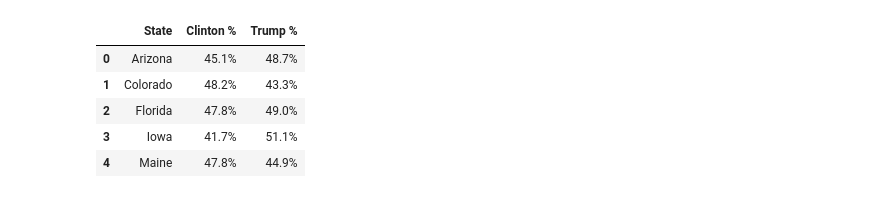
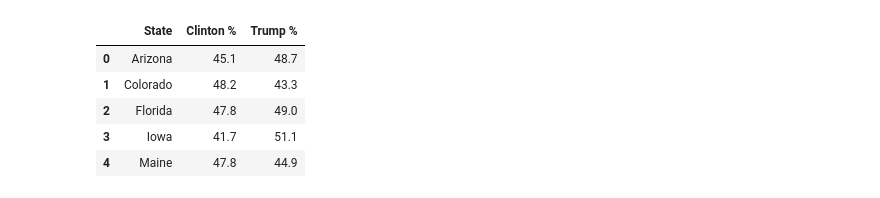
Before and after one commit to omidzargham/2016-election-poll-analysis, a Jupyter notebook: p5-Difference of Actual Election and Prediction.ipynb, the cells around one changed output. Cells and saved outputs as stored; diff of their text form; code cells hidden in the pictures.

```diff
--- a/p5-Difference of Actual Election and Prediction.ipynb
+++ b/p5-Difference of Actual Election and Prediction.ipynb
@@ -14,9 +5,14 @@ p_only.head()
-# %%
-results.head()
-# %% [output]
-|  | State | Clinton % | Trump % |
-| 0 | Arizona | 45.1% | 48.7% |
-| 1 | Colorado | 48.2% | 43.3% |
-| 2 | Florida | 47.8% | 49.0% |
-| 3 | Iowa | 41.7% | 51.1% |
-| 4 | Maine | 47.8% | 44.9% |
+# %%
+#Because the results that we saved contains all the strings, we need to eliminate all the "%" at the end of each data
+for i in range(len(results)):
+    results.loc[:,"Clinton %"][i] = results.loc[:, "Clinton %"][i].replace("%", "")
+    results.loc[:,"Trump %"][i] = results.loc[:, "Trump %"][i].replace("%", "")
+#using for loop for both Clinton and Trump coloumns to delete % signs.
+results.head()
+# %% [output]
+|  | State | Clinton % | Trump % |
+| 0 | Arizona | 45.1 | 48.7 |
+| 1 | Colorado | 48.2 | 43.3 |
+| 2 | Florida | 47.8 | 49.0 |
+| 3 | Iowa | 41.7 | 51.1 |
+| 4 | Maine | 47.8 | 44.9 |
```
Also changed, not shown: parts of 10 cells of this notebook, 6 other files.
